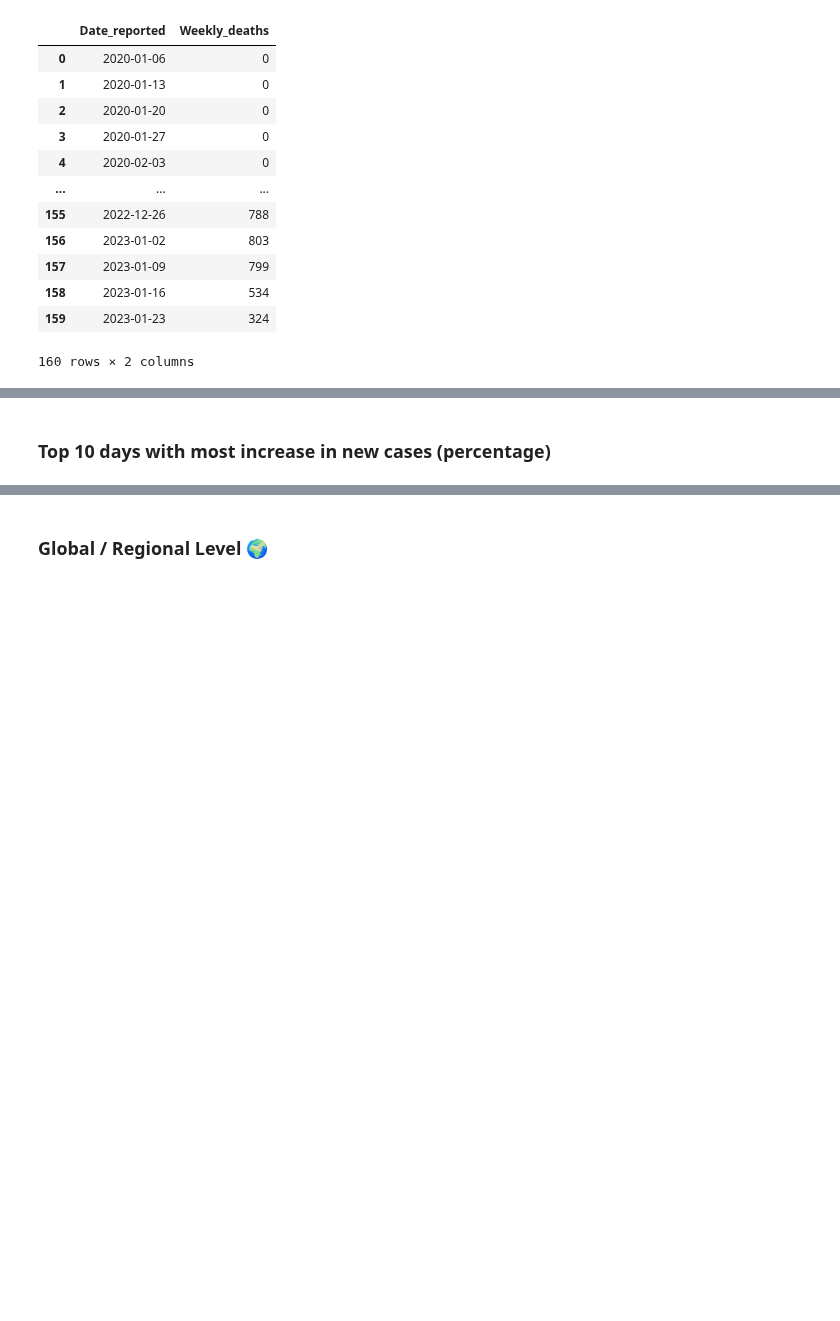
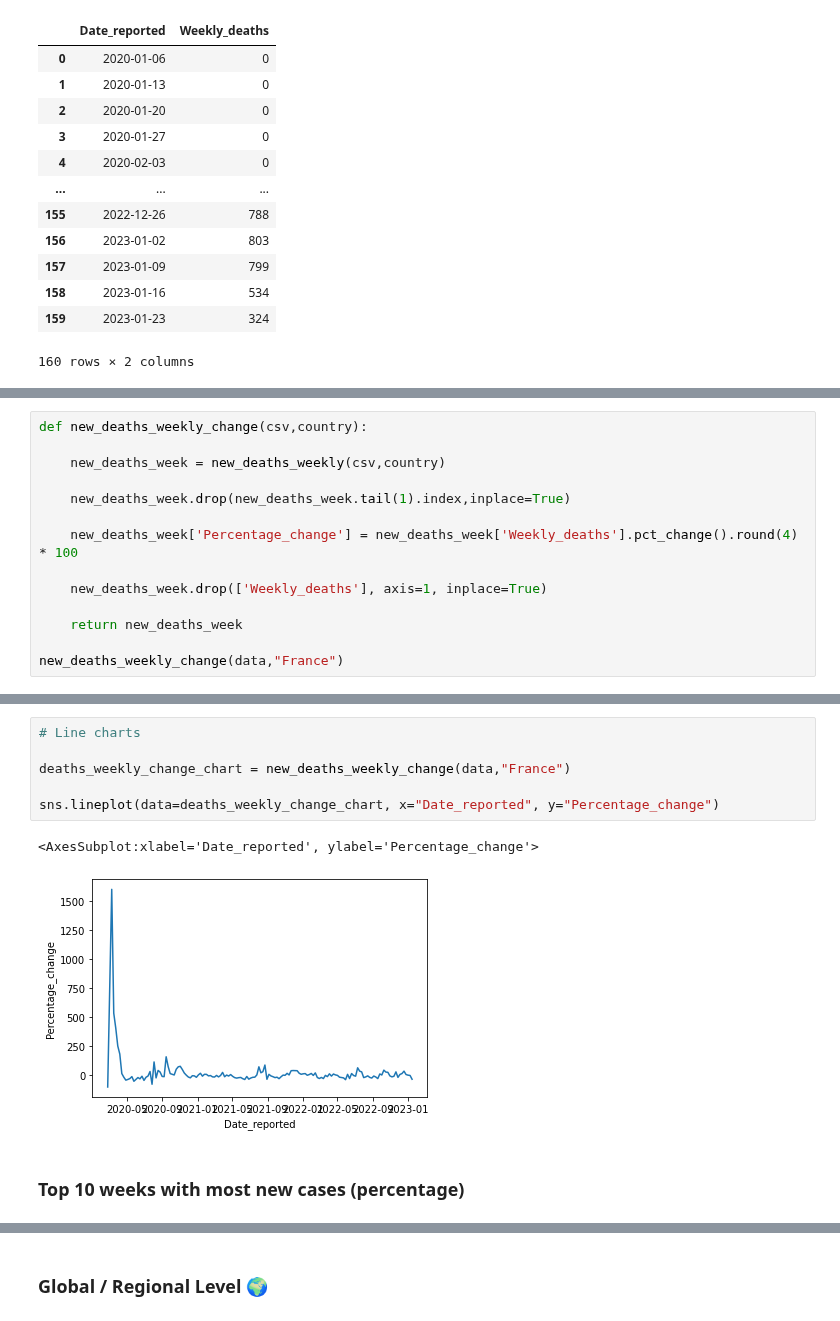
Before and after one commit to AmElmo/Covid_tracking_dashboard, a Jupyter notebook: data_collection.ipynb, the cells around one changed output, grey strips where cells are left out. Saved outputs shown, nothing was run; the diff lists cells and outputs as text; blank space fills up the shorter version.

```diff
--- a/data_collection.ipynb
+++ b/data_collection.ipynb
@@ -507,0 +546,14 @@ new_deaths_weekly(data,"France")
+# %%
+def new_deaths_weekly_change(csv,country):
+
+    new_deaths_week = new_deaths_weekly(csv,country)
+
+    new_deaths_week.drop(new_deaths_week.tail(1).index,inplace=True)
+
+    new_deaths_week['Percentage_change'] = new_deaths_week['Weekly_deaths'].pct_change().round(4) * 100
+
+    new_deaths_week.drop(['Weekly_deaths'], axis=1, inplace=True)
+
+    return new_deaths_week
+
+new_deaths_weekly_change(data,"France")
@@ -508,2 +574,11 @@ new_deaths_weekly(data,"France")
+# %%
+# Line charts
+
+deaths_weekly_change_chart = new_deaths_weekly_change(data,"France")
+
+sns.lineplot(data=deaths_weekly_change_chart, x="Date_reported", y="Percentage_change")
+# %% [output]
+<AxesSubplot:xlabel='Date_reported', ylabel='Percentage_change'>
+[figure, added]
 # %% [markdown]
-### Top 10 days with most increase in new cases (percentage)
+### Top 10 weeks with most new cases (percentage)
```
Also changed, not shown: parts of 9 cells of this notebook.
